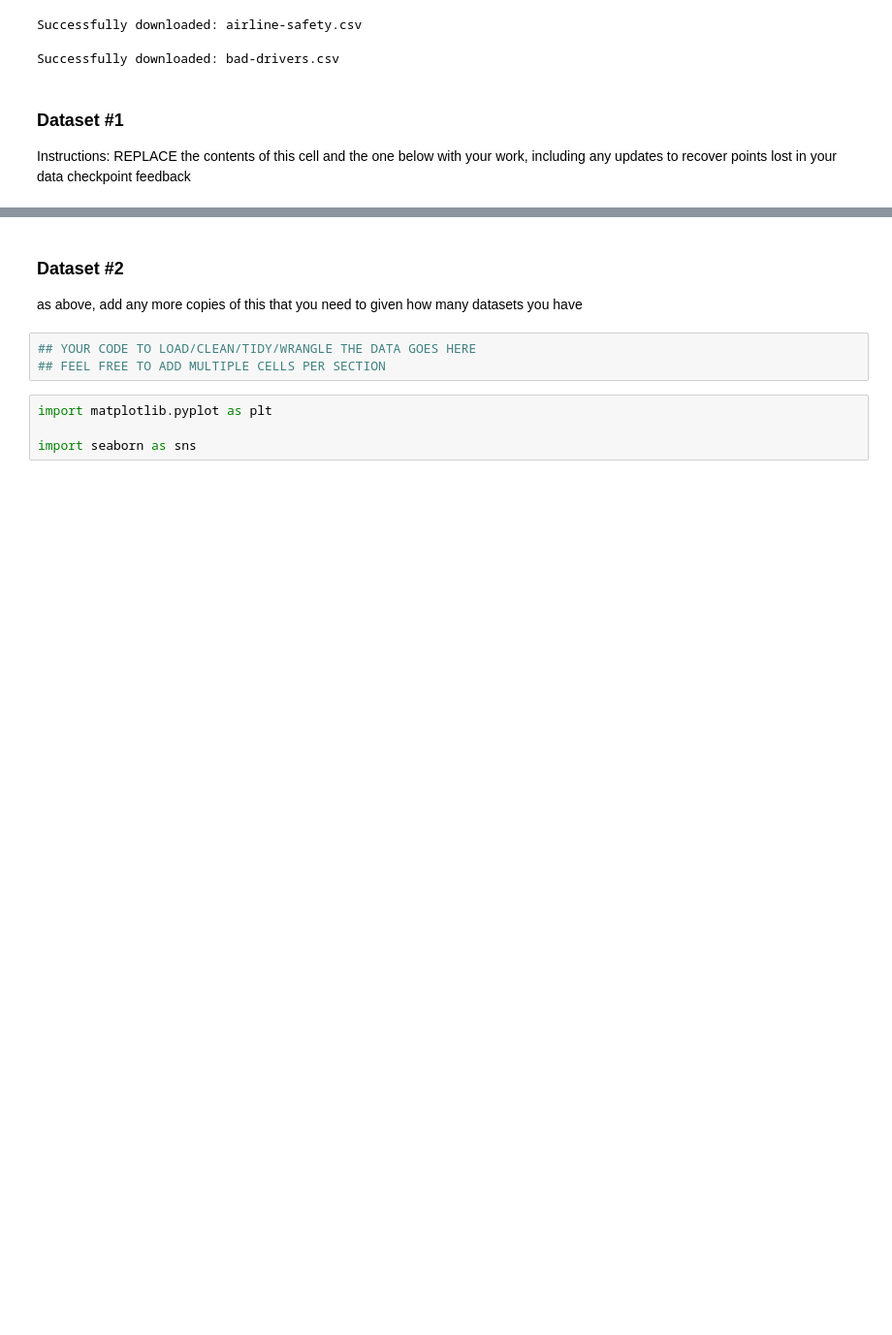
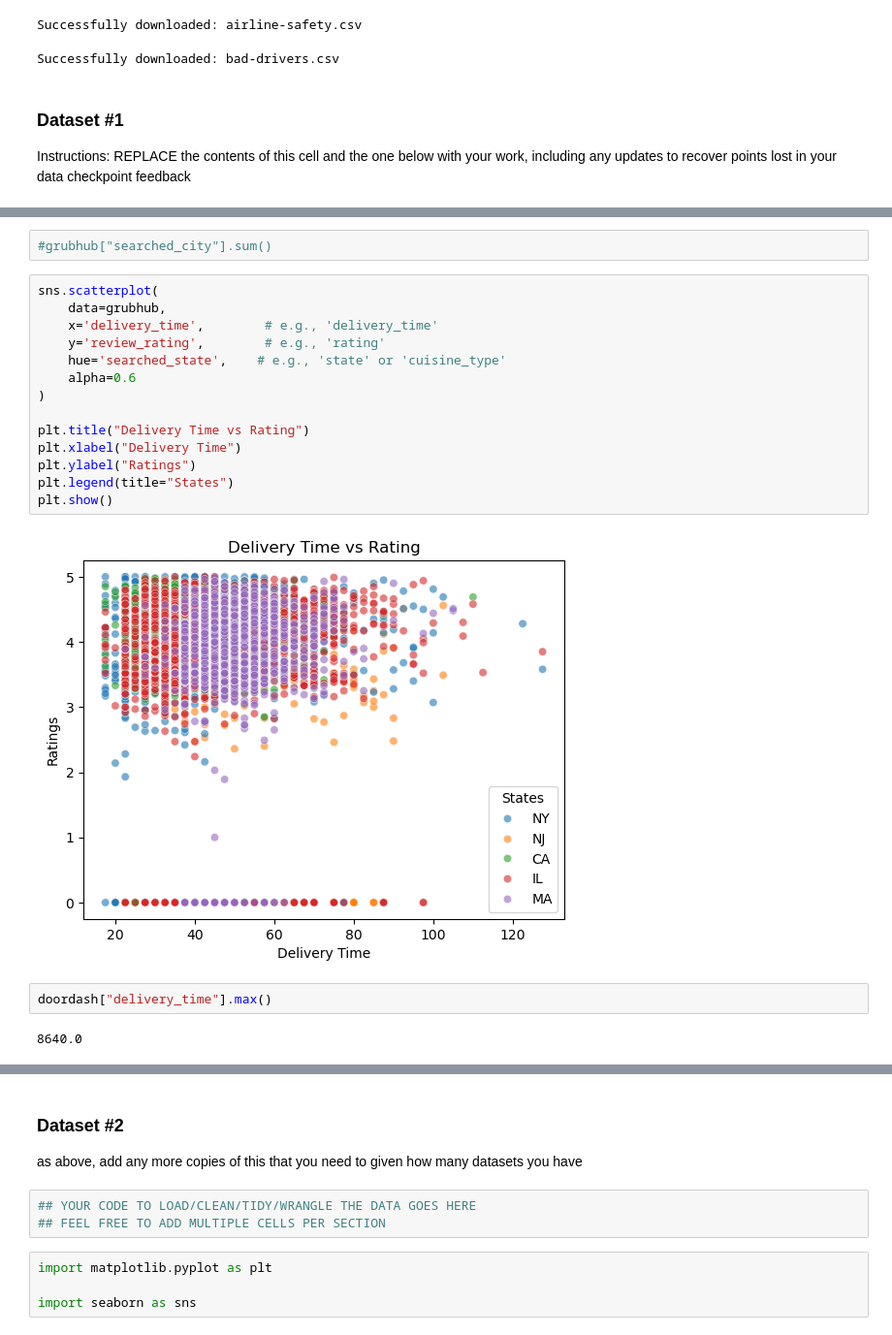
Before and after one commit to COGS108/Group111_WI26, a Jupyter notebook: 02-EDACheckpoint.ipynb, the cells around one changed output, grey strips where cells are left out. Shown at 97% size. Saved outputs shown, nothing was run; the diff lists cells and outputs as text; blank space fills up the shorter version.

```diff
--- a/02-EDACheckpoint.ipynb
+++ b/02-EDACheckpoint.ipynb
@@ -118,0 +198,22 @@ doordash
+# %%
+#grubhub["searched_city"].sum()
+# %%
+sns.scatterplot(
+    data=grubhub,
+    x='delivery_time',        # e.g., 'delivery_time'
+    y='review_rating',        # e.g., 'rating'
+    hue='searched_state',    # e.g., 'state' or 'cuisine_type'
+    alpha=0.6
+)
+
+plt.title("Delivery Time vs Rating")
+plt.xlabel("Delivery Time")
+plt.ylabel("Ratings")
+plt.legend(title="States")
+plt.show()
+# %% [output]
+[figure, added]
+# %%
+doordash["delivery_time"].max()
+# %% [output]
+8640.0
```
Also changed, not shown: parts of 20 cells of this notebook.
